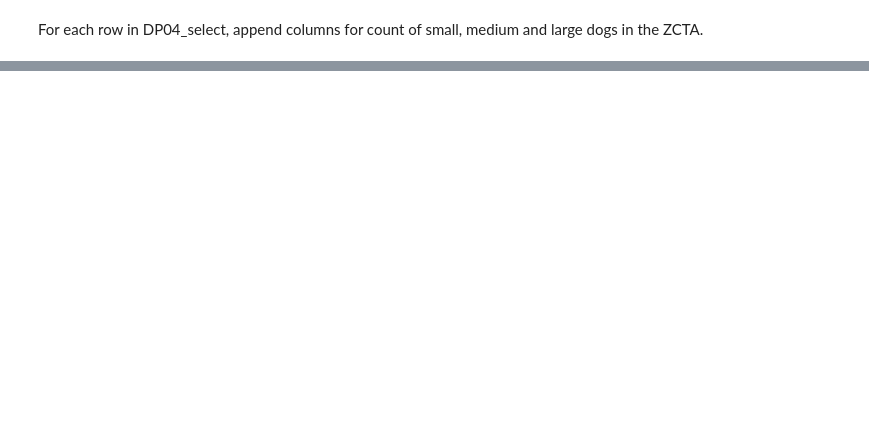
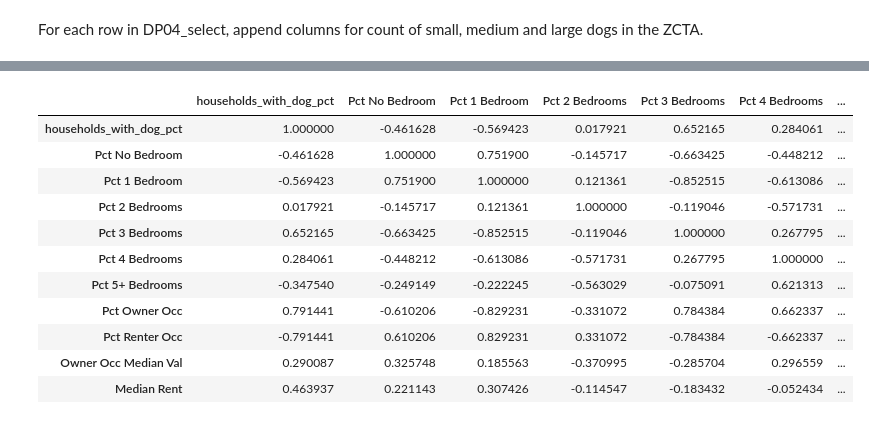
Before and after one commit to MrLRTripp/SeattleHousingwithPets, a Jupyter notebook: SeattlePets.ipynb, the cells around one changed output, grey strips where cells are left out. Saved outputs shown, nothing was run; the diff lists cells and outputs as text; code cells hidden in the pictures; blank space fills up the shorter version.

Commit message:
Added scatter plots and correlations

```diff
--- a/SeattlePets.ipynb
+++ b/SeattlePets.ipynb
@@ -549,0 +644,22 @@ plt.show()
+# %%
+# From the visualizations, there doesn't appear to be any correlation when 'households_with_dog_pct' < 4.0]
+# Let's just look at the correlations when 'households_with_dog_pct' >= 4.0]
+DP04_select_ge4_df = DP04_select_df[DP04_select_df['households_with_dog_pct'] >= 4.0]
+# %%
+DP04_select_ge4_df[['households_with_dog_pct','Pct No Bedroom',
+       'Pct 1 Bedroom', 'Pct 2 Bedrooms', 'Pct 3 Bedrooms', 'Pct 4 Bedrooms',
+       'Pct 5+ Bedrooms', 'Pct Owner Occ', 'Pct Renter Occ',
+       'Owner Occ Median Val', 'Median Rent']].corr()
+# %% [output]
+|  | households_with_dog_pct | Pct No Bedroom | Pct 1 Bedroom | Pct 2 Bedrooms | Pct 3 Bedrooms | Pct 4 Bedrooms | ... |
+| households_with_dog_pct | 1.000000 | -0.461628 | -0.569423 | 0.017921 | 0.652165 | 0.284061 | ... |
+| Pct No Bedroom | -0.461628 | 1.000000 | 0.751900 | -0.145717 | -0.663425 | -0.448212 | ... |
+| Pct 1 Bedroom | -0.569423 | 0.751900 | 1.000000 | 0.121361 | -0.852515 | -0.613086 | ... |
+| Pct 2 Bedrooms | 0.017921 | -0.145717 | 0.121361 | 1.000000 | -0.119046 | -0.571731 | ... |
+| Pct 3 Bedrooms | 0.652165 | -0.663425 | -0.852515 | -0.119046 | 1.000000 | 0.267795 | ... |
+| Pct 4 Bedrooms | 0.284061 | -0.448212 | -0.613086 | -0.571731 | 0.267795 | 1.000000 | ... |
+| Pct 5+ Bedrooms | -0.347540 | -0.249149 | -0.222245 | -0.563029 | -0.075091 | 0.621313 | ... |
+| Pct Owner Occ | 0.791441 | -0.610206 | -0.829231 | -0.331072 | 0.784384 | 0.662337 | ... |
+| Pct Renter Occ | -0.791441 | 0.610206 | 0.829231 | 0.331072 | -0.784384 | -0.662337 | ... |
+| Owner Occ Median Val | 0.290087 | 0.325748 | 0.185563 | -0.370995 | -0.285704 | 0.296559 | ... |
+| Median Rent | 0.463937 | 0.221143 | 0.307426 | -0.114547 | -0.183432 | -0.052434 | ... |
```
Also changed, not shown: parts of 43 cells of this notebook, 2 other files.
